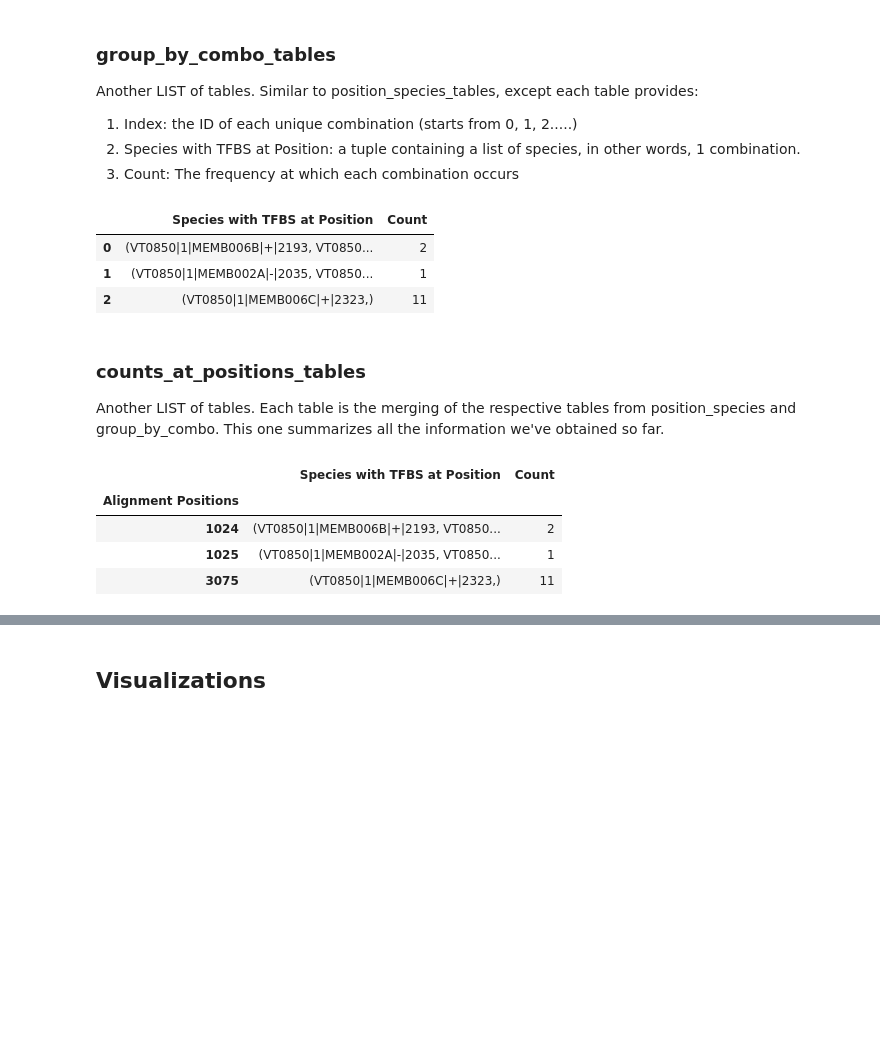
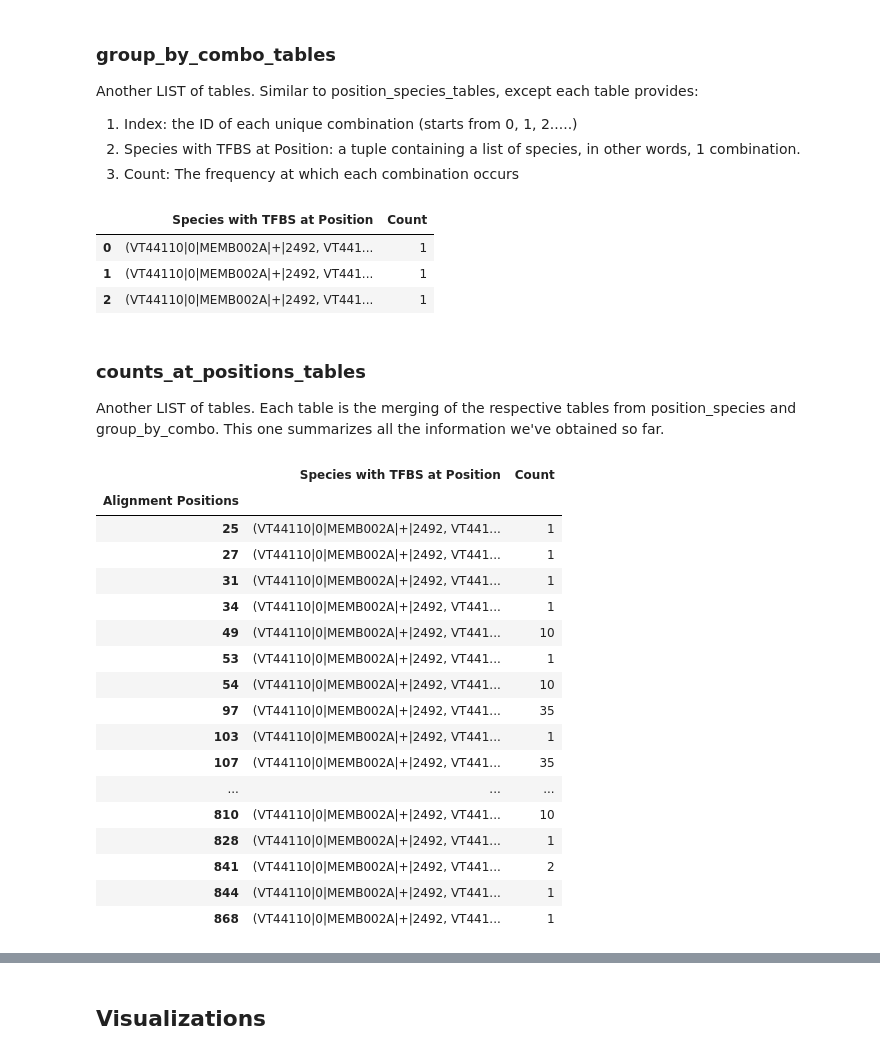
Before and after one commit to DiscoveryDNA/TFBS_presence, a Jupyter notebook: code/Motif_Scoring_and_Extraction.ipynb, the cells around one changed output, grey strips where cells are left out. Drawn from its saved outputs; the diff is of its cells as text; code cells hidden in the pictures; blank space fills up the shorter version.

```diff
--- a/code/Motif_Scoring_and_Extraction.ipynb
+++ b/code/Motif_Scoring_and_Extraction.ipynb
@@ -309,6 +309,7 @@ def calculate_one_dfs_TFBS(file, all_motifs):
         curr_motif = read_motif(motif)
         curr_raw = raw_sequence_ungap(curr_file)
         curr_cast = cast_sequence(curr_raw)
+        curr_motif_name = os.path.basename(motif)
 
         len_raw = len(extract_len_id(curr_raw, curr_cast))
         raw_df = pd.DataFrame(positions(curr_raw, curr_cast, curr_motif))
@@ -317,6 +318,7 @@ def calculate_one_dfs_TFBS(file, all_motifs):
 
         align_name = re.split(r'_', file)[-1]
         final_df = merge_align_df(temp_df, curr_file, len_raw)
+        fin['Name'] = 'abc'
 
     return final_df
 # %%
@@ -333,7 +339,7 @@ TFBSdf.head()
 # %%
 # LOOP THROUGH & APPLY TO ALL THE ALIGNMENTS
 tables = []
-for i in files[:50]:
+for i in files[:10]:
     tables.append(calculate_one_dfs_TFBS(i, [all_motifs[1]]))
 # %%
 # EXAMPLE
@@ -615,9 +621,9 @@ for p in position_species_tables:
 group_by_combo_tables[0].head(3)
 # %% [output]
 |  | Species with TFBS at Position | Count |
-| 0 | (VT0850|1|MEMB006B|+|2193, VT0850... | 2 |
-| 1 | (VT0850|1|MEMB002A|-|2035, VT0850... | 1 |
-| 2 | (VT0850|1|MEMB006C|+|2323,) | 11 |
+| 0 | (VT44110|0|MEMB002A|+|2492, VT441... | 1 |
+| 1 | (VT44110|0|MEMB002A|+|2492, VT441... | 1 |
+| 2 | (VT44110|0|MEMB002A|+|2492, VT441... | 1 |
 # %% [markdown]
 ### counts_at_positions_tables
 Another LIST of tables. Each table is the merging of the respective tables from position_species and group_by_combo. This one summarizes all the information we've obtained so far.
@@ -630,13 +636,26 @@ for n in range(num_alignments):
     counts_at_positions.set_index("Alignment Positions", inplace=True)
     counts_at_positions_tables.append(counts_at_positions)
 # %%
-counts_at_positions_tables[0].head(3)
+counts_at_positions_tables[0].head(50)
 # %% [output]
 |  | Species with TFBS at Position | Count |
 | Alignment Positions |  |  |
-| 1024 | (VT0850|1|MEMB006B|+|2193, VT0850... | 2 |
-| 1025 | (VT0850|1|MEMB002A|-|2035, VT0850... | 1 |
-| 3075 | (VT0850|1|MEMB006C|+|2323,) | 11 |
+| 25 | (VT44110|0|MEMB002A|+|2492, VT441... | 1 |
+| 27 | (VT44110|0|MEMB002A|+|2492, VT441... | 1 |
+| 31 | (VT44110|0|MEMB002A|+|2492, VT441... | 1 |
+| 34 | (VT44110|0|MEMB002A|+|2492, VT441... | 1 |
+| 49 | (VT44110|0|MEMB002A|+|2492, VT441... | 10 |
+| 53 | (VT44110|0|MEMB002A|+|2492, VT441... | 1 |
+| 54 | (VT44110|0|MEMB002A|+|2492, VT441... | 10 |
+| 97 | (VT44110|0|MEMB002A|+|2492, VT441... | 35 |
+| 103 | (VT44110|0|MEMB002A|+|2492, VT441... | 1 |
+| 107 | (VT44110|0|MEMB002A|+|2492, VT441... | 35 |
+| ... | ... | ... |
+| 810 | (VT44110|0|MEMB002A|+|2492, VT441... | 10 |
+| 828 | (VT44110|0|MEMB002A|+|2492, VT441... | 1 |
+| 841 | (VT44110|0|MEMB002A|+|2492, VT441... | 2 |
+| 844 | (VT44110|0|MEMB002A|+|2492, VT441... | 1 |
+| 868 | (VT44110|0|MEMB002A|+|2492, VT441... | 1 |
 # %%
 position_to_count_dictionaries = []
 
```
Also changed, not shown: parts of 14 cells of this notebook.
